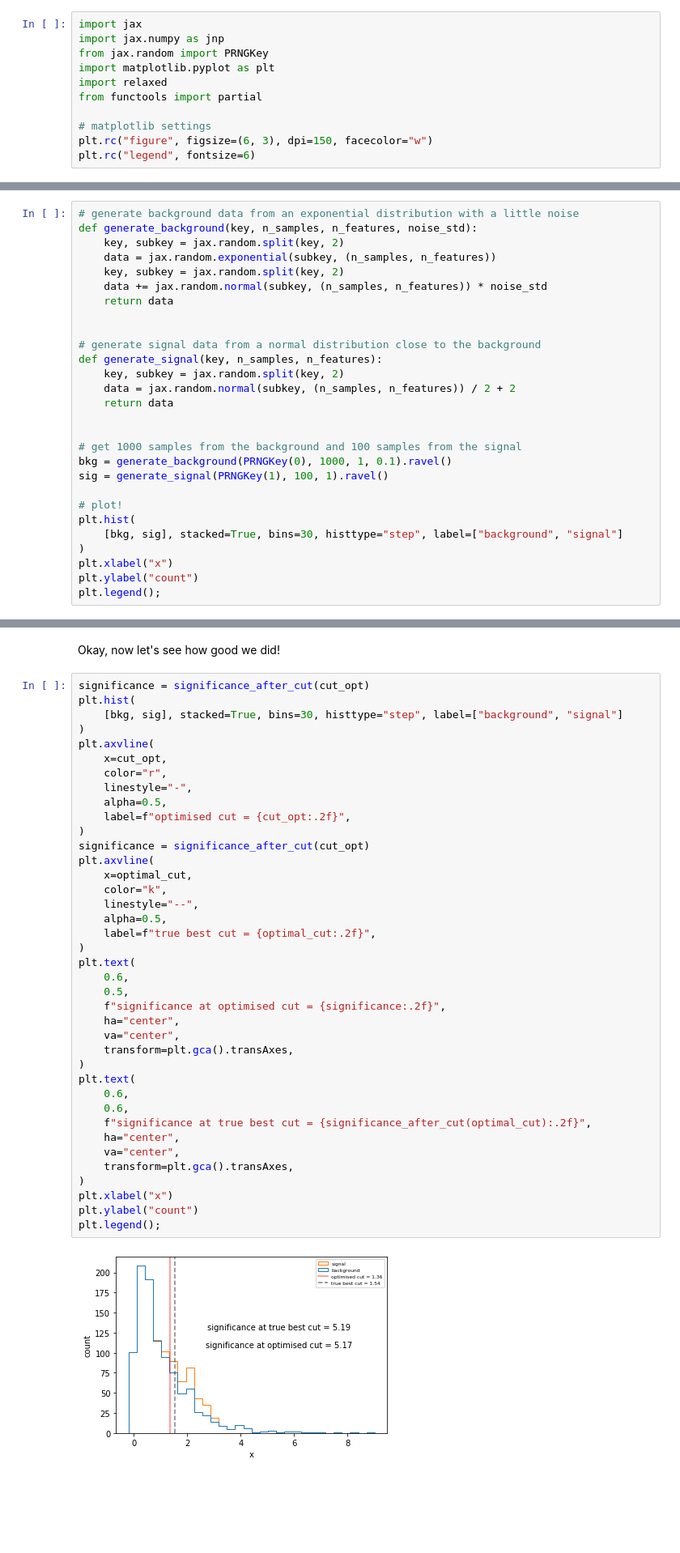
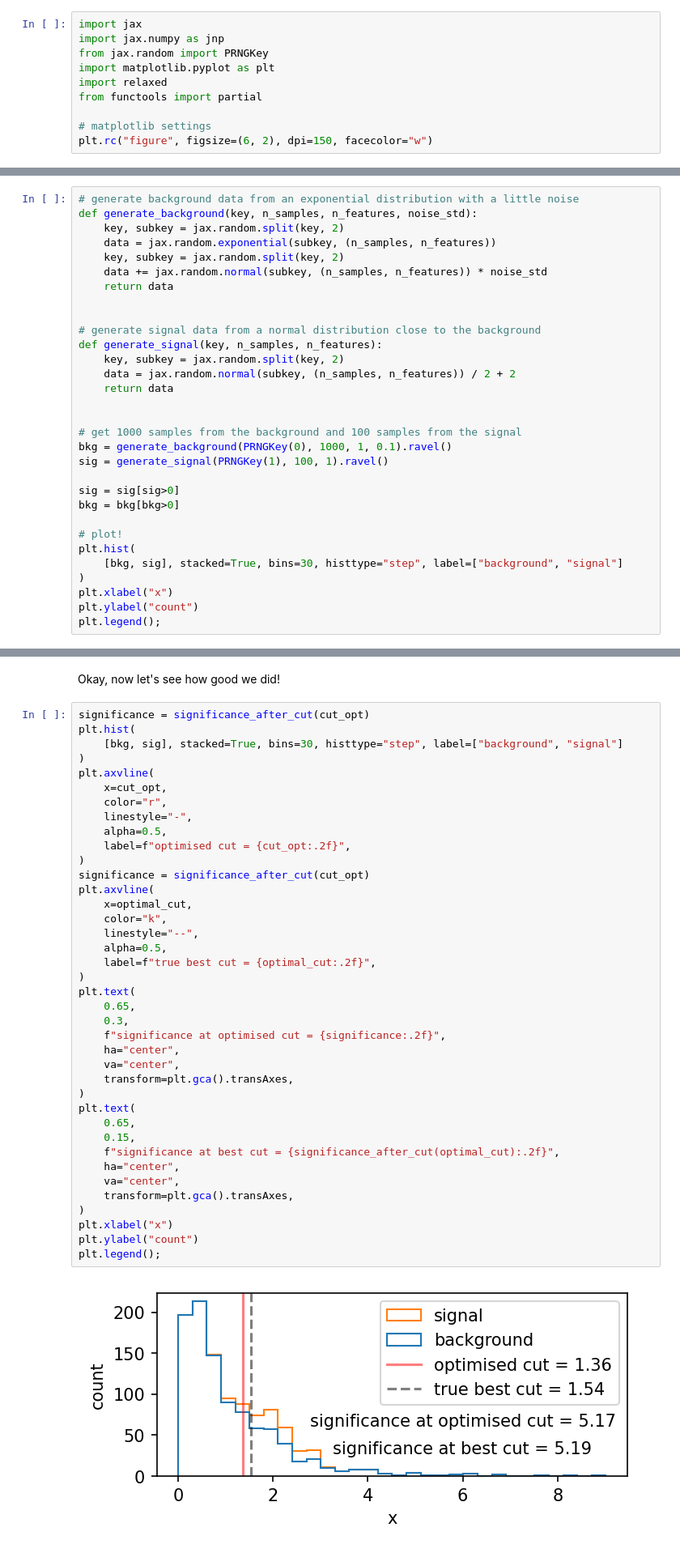
Before and after one commit to phinate/differentiable-analysis-examples, a Jupyter notebook: cuts.ipynb, the cells around one changed output, grey strips where cells are left out. Shown at 81% size. Cells and saved outputs as stored; diff of their text form; blank space fills up the shorter version.

```diff
--- a/cuts.ipynb
+++ b/cuts.ipynb
@@ -7,8 +7,7 @@ import relaxed
 from functools import partial
 
 # matplotlib settings
-plt.rc("figure", figsize=(6, 3), dpi=150, facecolor="w")
-plt.rc("legend", fontsize=6)
+plt.rc("figure", figsize=(6, 2), dpi=150, facecolor="w")
 # %% [markdown]
 # Optimising cuts using gradient descent
 
@@ -34,6 +33,9 @@ def generate_signal(key, n_samples, n_features):
 bkg = generate_background(PRNGKey(0), 1000, 1, 0.1).ravel()
 sig = generate_signal(PRNGKey(1), 100, 1).ravel()
 
+sig = sig[sig>0]
+bkg = bkg[bkg>0]
+
 # plot!
 plt.hist(
     [bkg, sig], stacked=True, bins=30, histtype="step", label=["background", "signal"]
@@ -189,39 +236,39 @@ plt.hist(
 plt.axvline(
     x=cut_opt,
     color="r",
     linestyle="-",
     alpha=0.5,
     label=f"optimised cut = {cut_opt:.2f}",
 )
 significance = significance_after_cut(cut_opt)
 plt.axvline(
     x=optimal_cut,
     color="k",
     linestyle="--",
     alpha=0.5,
     label=f"true best cut = {optimal_cut:.2f}",
 )
 plt.text(
-    0.6,
-    0.5,
+    0.65,
+    0.3,
     f"significance at optimised cut = {significance:.2f}",
     ha="center",
     va="center",
     transform=plt.gca().transAxes,
 )
 plt.text(
-    0.6,
-    0.6,
-    f"significance at true best cut = {significance_after_cut(optimal_cut):.2f}",
+    0.65,
+    0.15,
+    f"significance at best cut = {significance_after_cut(optimal_cut):.2f}",
     ha="center",
     va="center",
     transform=plt.gca().transAxes,
 )
 plt.xlabel("x")
 plt.ylabel("count")
 plt.legend();
 # %% [output]
-[figure, old version]
+[figure, new version]
 # %% [markdown]
 On my computer, we're .01 away from the best significance, so I'm pretty happy with that ;)
 
```
Also changed, not shown: parts of 7 cells of this notebook.
